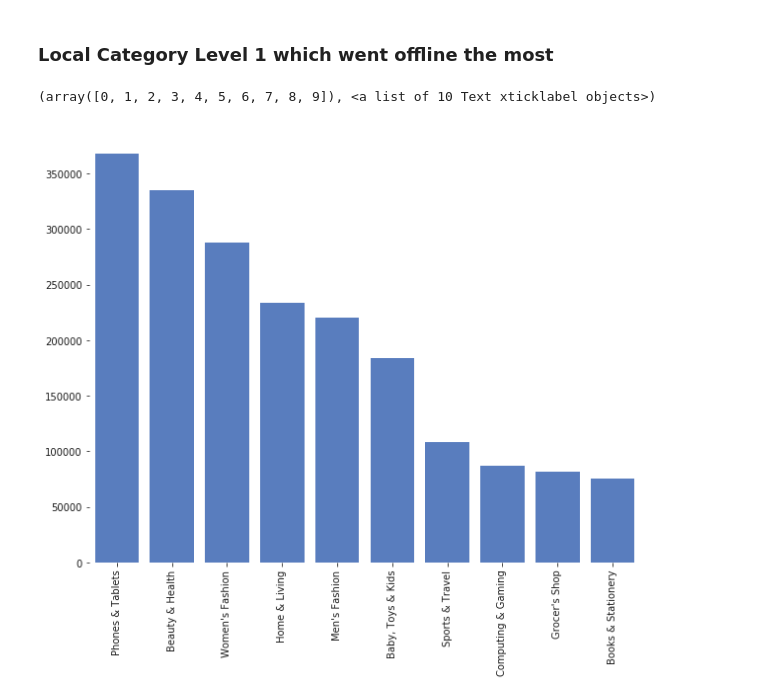
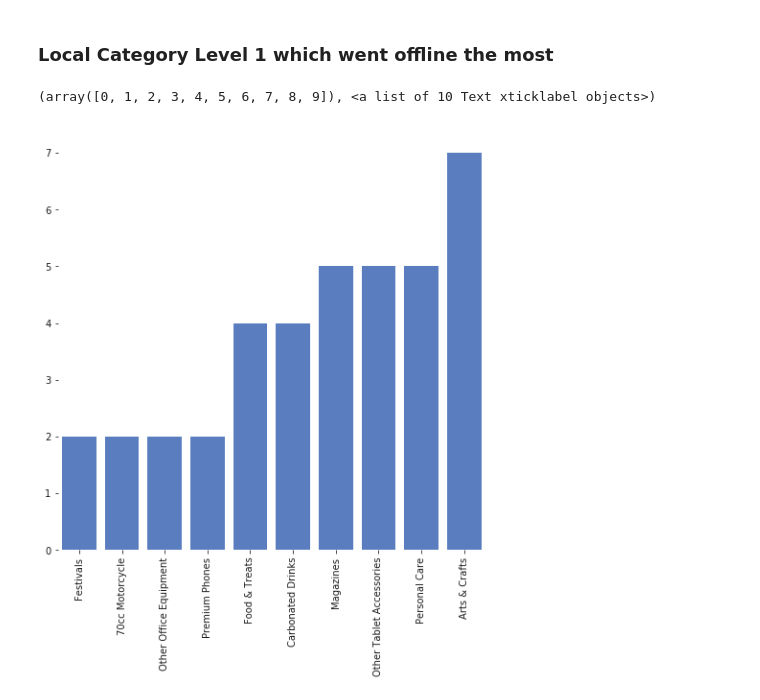
Before and after one commit to DanyalKhaliq/Machine-Learning-, a Jupyter notebook: ProductDescriptiveAnalysis.ipynb, the cells around one changed output. Saved outputs shown, nothing was run; the diff lists cells and outputs as text; code cells hidden in the pictures.

```diff
--- a/ProductDescriptiveAnalysis.ipynb
+++ b/ProductDescriptiveAnalysis.ipynb
@@ -479,5 +480,9 @@ pd.DataFrame(estLostSale).shape
 # %% [output]
 (5000, 1)
 # %%
-temp = pd.concat([formattedDf[:5000].reset_index(),pd.DataFrame(estLostSale).reset_index()], axis=1)
-temp.columns = ['index', 'OfflineDate', 'OfflineDays', 'SKU', 'index', 'EstLostSales']
+formattedDf = pd.read_pickle('./OfflineFormattedDataWithStartDates', compression='infer')
+
+temp = pd.concat([formattedDf[:5000],pd.DataFrame(estLostSale).reset_index()], axis=1)
+temp.drop(axis=1, columns=['index','prev_offlineDays','prev_offlineDate'], inplace = True)
+temp.columns = ['OfflineDate', 'OfflineDays', 'SKU', 'StartDate', 'EstLostSales']
+temp.head(10)
@@ -528,15 +522,17 @@ mergedDf.groupby(by=['SKU','DSC_PRODUCT_NAME'], as_index=False)['OfflineDays'].s
 # %% [markdown]
 ### Local Category Level 1 which went offline the most
 # %%
-category = mergedDf['DSC_CATEGORY_NAME_LEVEL_1'].value_counts()
+mergedDf = pd.merge(formattedDf, df_initial.drop_duplicates(subset=['COD_SKU_CONFIG'])  , how='inner', right_on=['COD_SKU_CONFIG'], left_on=['SKU'])[['DSC_PRODUCT_NAME','OfflineDate', 'OfflineDays','DSC_CATEGORY_NAME_LEVEL_1','DSC_CATEGORY_NAME_LEVEL_2','DSC_CATEGORY_NAME_LEVEL_3','DSC_CATEGORY_NAME_LEVEL_4','SKU' ]]
+
+category = mergedDf['DSC_CATEGORY_NAME_LEVEL_3'].value_counts()
 data = category.sort_values(ascending=False).head(10)
 
-f, ax = plt.subplots(figsize=(10,8))
+f, ax = plt.subplots(figsize=(8,8))
 sns.set_color_codes("muted")
 sns.barplot(data.index,data.values,label="Total Sold Price", color="b")
 
 sns.despine(left=True, bottom=True)
 plt.xticks(rotation=90)
 # %% [output]
 (array([0, 1, 2, 3, 4, 5, 6, 7, 8, 9]), <a list of 10 Text xticklabel objects>)
-[figure, old version]
+[figure, new version]
```
Also changed, not shown: parts of 26 cells of this notebook.
